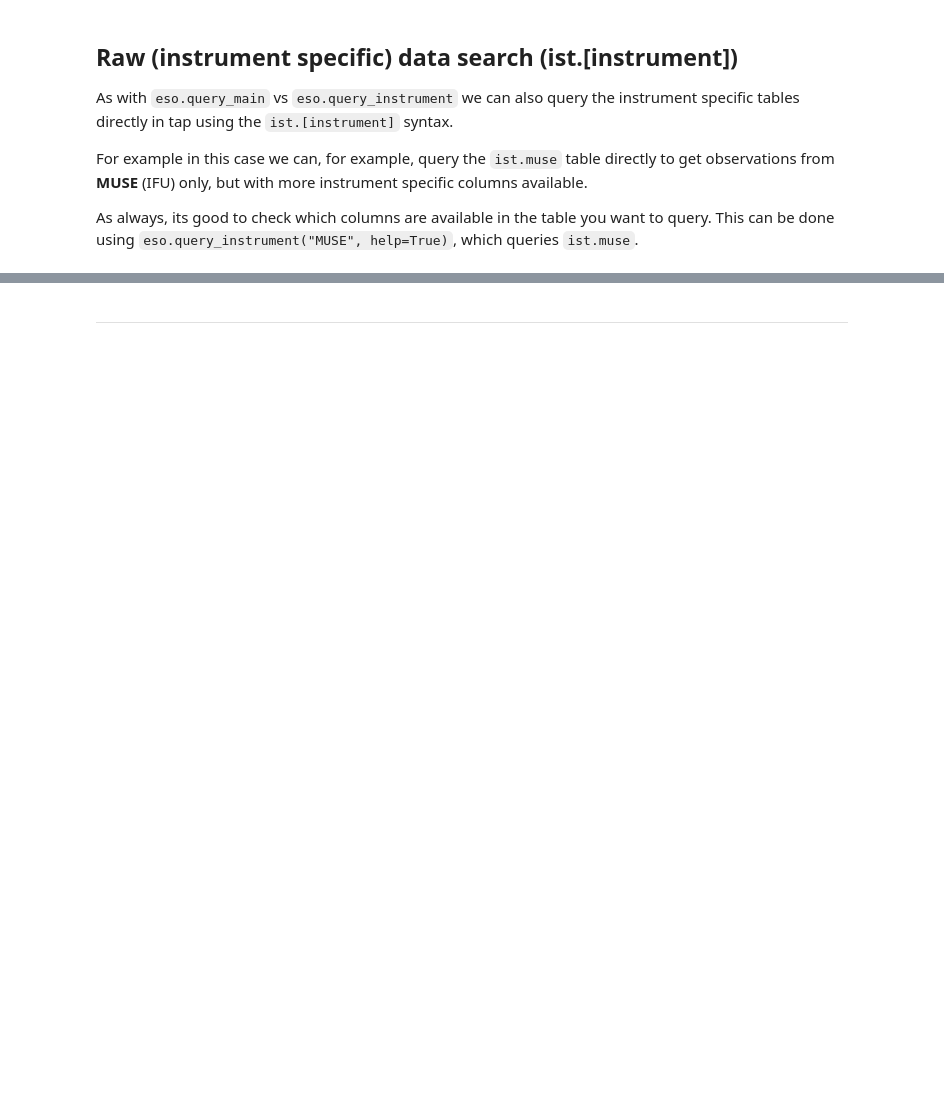
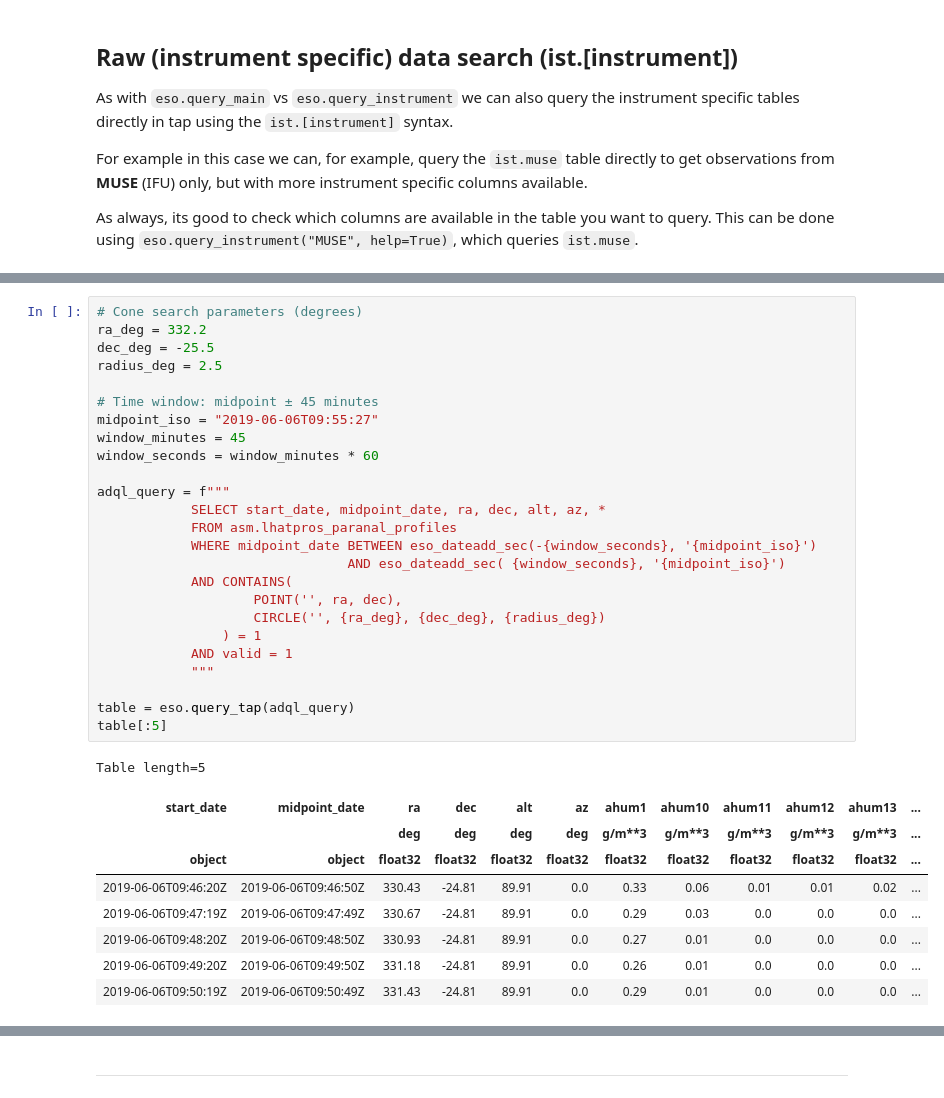
Before and after one commit to eso/astroquery_examples, a Jupyter notebook: examples/simple/06_observations_query_tap.ipynb, the cells around one changed output, grey strips where cells are left out. Drawn from its saved outputs; the diff is of its cells as text; blank space fills up the shorter version.

```diff
--- a/examples/simple/06_observations_query_tap.ipynb
+++ b/examples/simple/06_observations_query_tap.ipynb
@@ -207,0 +322,35 @@ Table length=5
+# %%
+# Cone search parameters (degrees)
+ra_deg = 332.2
+dec_deg = -25.5
+radius_deg = 2.5
+
+# Time window: midpoint ± 45 minutes
+midpoint_iso = "2019-06-06T09:55:27"
+window_minutes = 45
+window_seconds = window_minutes * 60
+
+adql_query = f"""
+            SELECT start_date, midpoint_date, ra, dec, alt, az, *
+            FROM asm.lhatpros_paranal_profiles
+            WHERE midpoint_date BETWEEN eso_dateadd_sec(-{window_seconds}, '{midpoint_iso}')
+                                AND eso_dateadd_sec( {window_seconds}, '{midpoint_iso}')
+            AND CONTAINS(
+                    POINT('', ra, dec),
+                    CIRCLE('', {ra_deg}, {dec_deg}, {radius_deg})
+                ) = 1
+            AND valid = 1
+            """
+
+table = eso.query_tap(adql_query)
+table[:5]
+# %% [output]
+Table length=5
+| start_date | midpoint_date | ra | dec | alt | az | ahum1 | ahum10 | ahum11 | ahum12 | ahum13 | ... |
+|  |  | deg | deg | deg | deg | g/m**3 | g/m**3 | g/m**3 | g/m**3 | g/m**3 | ... |
+| object | object | float32 | float32 | float32 | float32 | float32 | float32 | float32 | float32 | float32 | ... |
+| 2019-06-06T09:46:20Z | 2019-06-06T09:46:50Z | 330.43 | -24.81 | 89.91 | 0.0 | 0.33 | 0.06 | 0.01 | 0.01 | 0.02 | ... |
+| 2019-06-06T09:47:19Z | 2019-06-06T09:47:49Z | 330.67 | -24.81 | 89.91 | 0.0 | 0.29 | 0.03 | 0.0 | 0.0 | 0.0 | ... |
+| 2019-06-06T09:48:20Z | 2019-06-06T09:48:50Z | 330.93 | -24.81 | 89.91 | 0.0 | 0.27 | 0.01 | 0.0 | 0.0 | 0.0 | ... |
+| 2019-06-06T09:49:20Z | 2019-06-06T09:49:50Z | 331.18 | -24.81 | 89.91 | 0.0 | 0.26 | 0.01 | 0.0 | 0.0 | 0.0 | ... |
+| 2019-06-06T09:50:19Z | 2019-06-06T09:50:49Z | 331.43 | -24.81 | 89.91 | 0.0 | 0.29 | 0.01 | 0.0 | 0.0 | 0.0 | ... |
```
Also changed, not shown: parts of 15 cells of this notebook, 1 other file.
